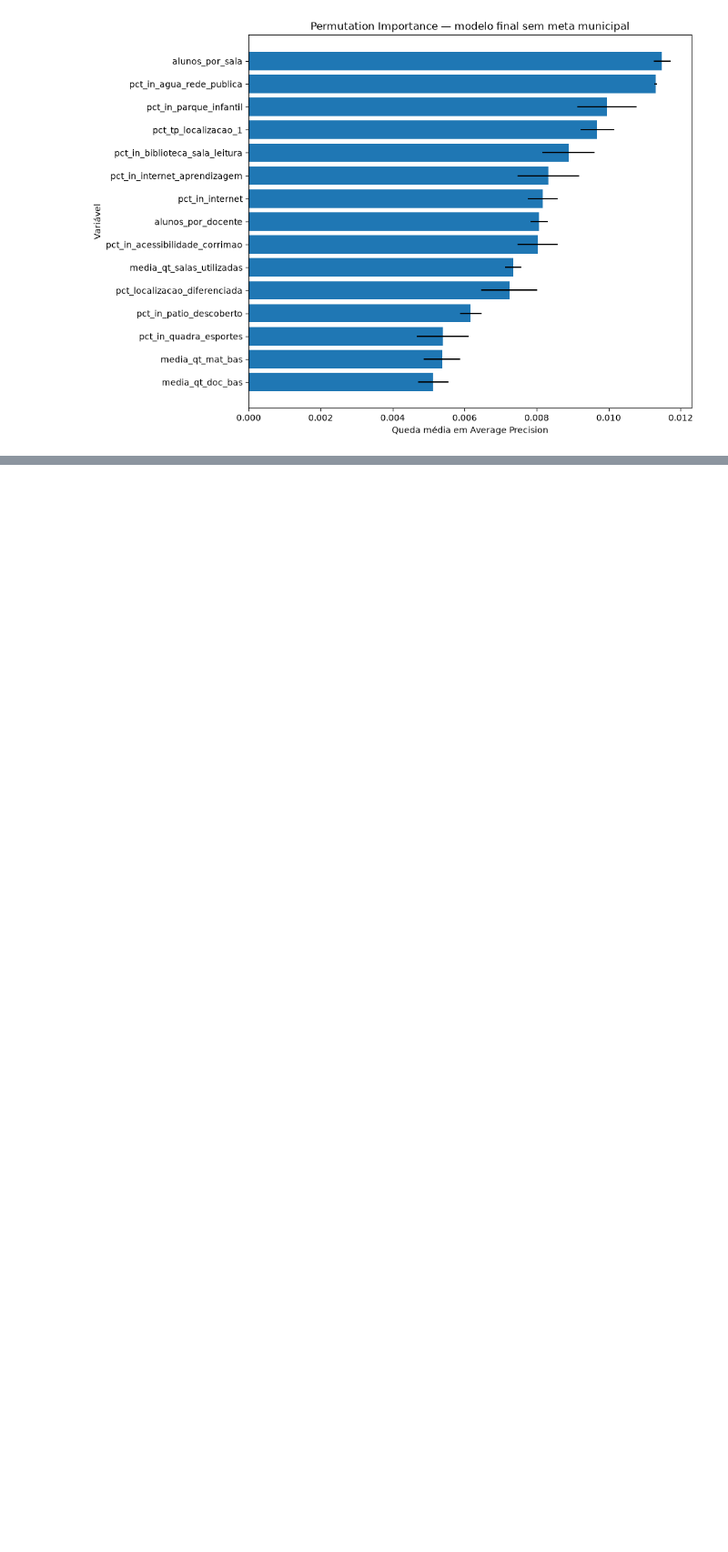
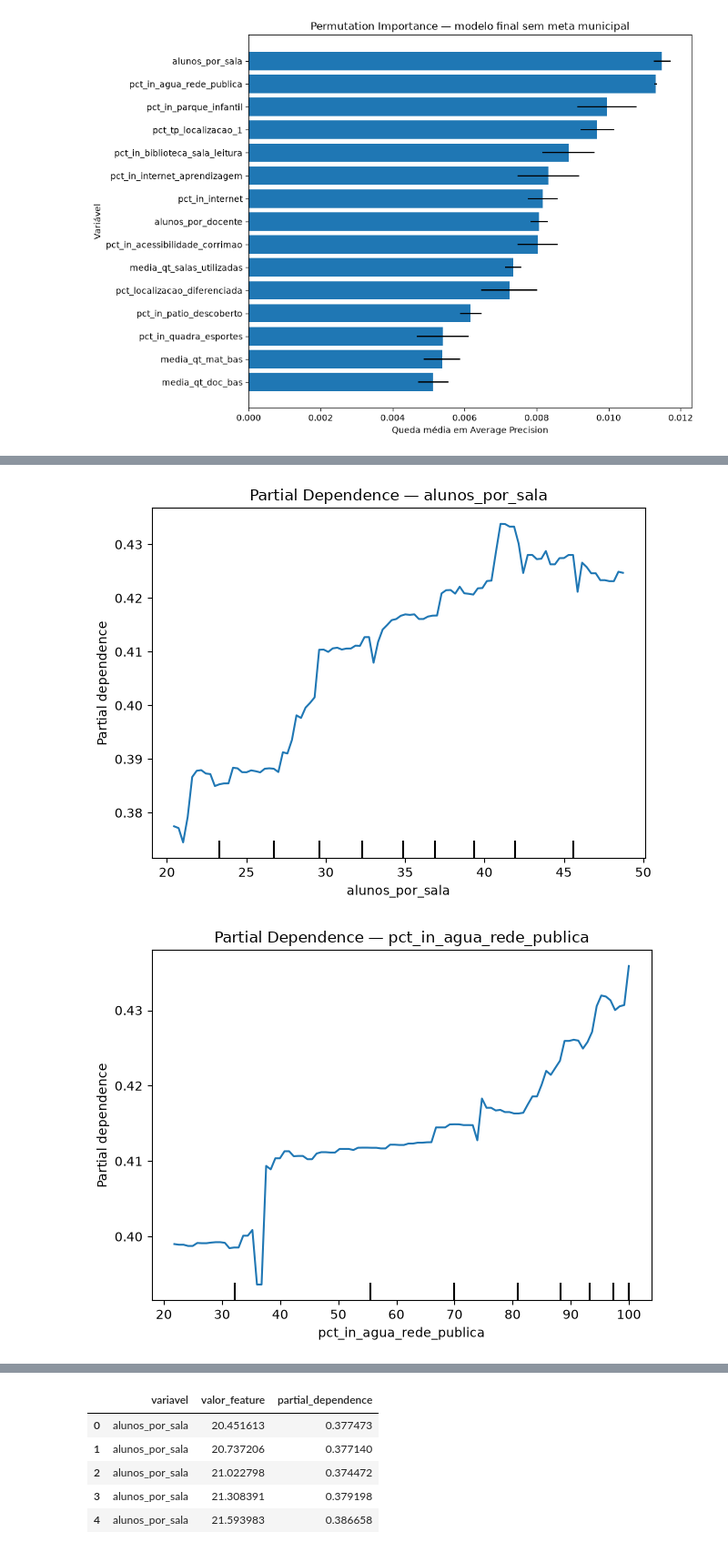
Before and after one commit to erick00denner/tech_challenge_3_alfabetizacao, a Jupyter notebook: notebooks/02_preparacao_modelagem.ipynb, the cells around one changed output, grey strips where cells are left out. Shown at 91% size. Cells and saved outputs as stored; diff of their text form; code cells hidden in the pictures; blank space fills up the shorter version.

Commit message:
feat: add model interpretability and strategic analysis

```diff
--- a/notebooks/02_preparacao_modelagem.ipynb
+++ b/notebooks/02_preparacao_modelagem.ipynb
@@ -1969,0 +2034,45 @@ As importâncias representam contribuição para o desempenho preditivo e não p
+# %%
+from sklearn.inspection import PartialDependenceDisplay
+
+variaveis_pdp = [
+    "alunos_por_sala",
+    "pct_in_agua_rede_publica",
+    "pct_in_parque_infantil",
+]
+
+resultados_pdp = []
+
+for variavel in variaveis_pdp:
+    display_pdp = PartialDependenceDisplay.from_estimator(
+        modelo_final_sem_meta,
+        X_importancia_sem_meta,
+        features=[variavel],
+        kind="average",
+    )
+
+    resultado_variavel = display_pdp.pd_results[0]
+
+    valores_feature = resultado_variavel["grid_values"][0]
+    valores_dependencia = resultado_variavel["average"][0]
+
+    resultados_pdp.append(
+        pd.DataFrame({
+            "variavel": variavel,
+            "valor_feature": valores_feature,
+            "partial_dependence": valores_dependencia,
+        })
+    )
+
+    plt.title(f"Partial Dependence — {variavel}")
+    plt.tight_layout()
+    plt.show()
+
+pdp_modelo_final = pd.concat(
+    resultados_pdp,
+    ignore_index=True,
+)
+
+pdp_modelo_final.head()
+# %% [output]
+[figure, added]
+[figure, added]
@@ -1969,0 +2080,6 @@ As importâncias representam contribuição para o desempenho preditivo e não p
+|  | variavel | valor_feature | partial_dependence |
+| 0 | alunos_por_sala | 20.451613 | 0.377473 |
+| 1 | alunos_por_sala | 20.737206 | 0.377140 |
+| 2 | alunos_por_sala | 21.022798 | 0.374472 |
+| 3 | alunos_por_sala | 21.308391 | 0.379198 |
+| 4 | alunos_por_sala | 21.593983 | 0.386658 |
```
Also changed, not shown: parts of 28 cells of this notebook, 6 other files.
